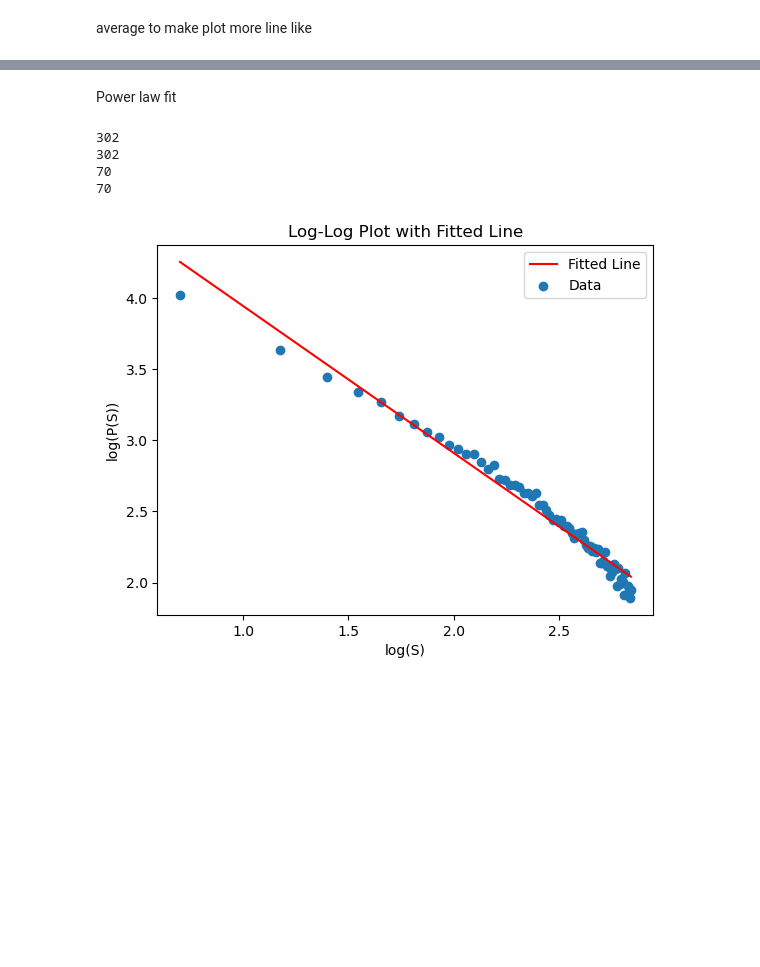
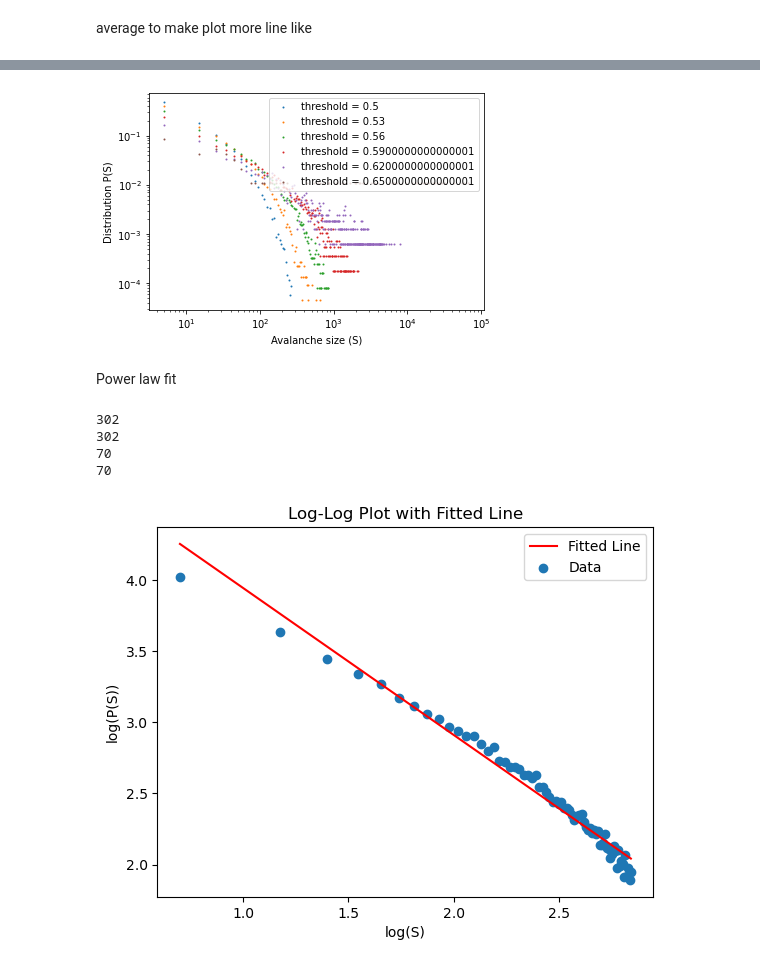
Before and after one commit to elizllaw/CSS_group0, a Jupyter notebook: leon.ipynb, the cells around one changed output, grey strips where cells are left out. Drawn from its saved outputs; the diff is of its cells as text; code cells hidden in the pictures; blank space fills up the shorter version.

```diff
--- a/leon.ipynb
+++ b/leon.ipynb
@@ -464,0 +404,14 @@ plt.show()
+# %%
+# run simulation for different system sizes to compare
+thresholds = [x for x in np.arange(0.5, 0.65, 0.03)]
+system_size = 512
+n_iterations = 1000000
+skip_iterations = 200000
+local_segment = [0,1]
+
+count = 0
+avalanche_sizes_list = []
+
+for threshold in thresholds:
+    min_fitness, fitness_history, avalanche_sizes_global, avalanche_sizes_local, avalanche_activity_global, avalanche_activity_local, _ = bak_sneppen_1D(n_iterations, skip_iterations, system_size, threshold, local_segment)
+    avalanche_sizes_list.append(list(avalanche_sizes_global))
@@ -465,3 +424,72 @@ plt.show()
+# %%
+thresholds = [x for x in np.arange(0.50, 0.65, 0.03)]
+
+# for i in range(len(avalanche_sizes_list)):
+#     # bins of avalanche sizes
+#     bins = [x for x in np.arange(0, np.max(avalanche_sizes_list[i]), bin_size)]
+#     all_bins = [x for x in np.arange(bin_size/2, np.max(avalanche_sizes_list[i]) - bin_size, bin_size)]
+#     avalanche_size_distribution, _ = np.histogram(avalanche_sizes_list[i], bins)
+
+
+#     # remove bins were value is zero
+#     avalanche_size_distribution_plot = []
+#     bins_plot = []
+#     for j in range(len(avalanche_size_distribution)):
+#         if avalanche_size_distribution[j] != 0:
+#             avalanche_size_distribution_plot.append(avalanche_size_distribution[j])
+#             bins_plot.append(all_bins[j])
+
+
+#     # print(avalanche_size_distribution_plot)
+#     # print(bins_plot)
+#     # print(len(avalanche_sizes_global))
+
+
+#     plt.scatter(bins_plot, avalanche_size_distribution_plot, label=f'threshold = {round(thresholds[i],2)}', s=3)
+#     plt.xlabel('Avalanche size (S)')
+#     plt.ylabel('Distribution P(S)')
+#     plt.xscale('log')
+#     plt.yscale('log')
+# plt.legend()
+# plt.show()
+
+# normalized version
+bin_size = 10
+for i in range(len(avalanche_sizes_list)):
+    # bins of avalanche sizes
+    bins = [x for x in np.arange(0, np.max(avalanche_sizes_list[i]), bin_size)]
+    all_bins = [x for x in np.arange(bin_size/2, np.max(avalanche_sizes_list[i]) - bin_size, bin_size)]
+    avalanche_size_distribution, _ = np.histogram(avalanche_sizes_list[i], bins)
+
+    # normalize (frequency => probability)
+    total_avalanches = len(avalanche_sizes_list[i])
+    avalanche_distribution = []
+    for avalanche in avalanche_size_distribution:
+        avalanche_distribution.append(avalanche/total_avalanches)
+
+    # remove bins were value is zero
+    avalanche_size_distribution_plot = []
+    bins_plot = []
+    for j in range(len(avalanche_distribution)):
+        if avalanche_distribution[j] != 0:
+            avalanche_size_distribution_plot.append(avalanche_distribution[j])
+            bins_plot.append(all_bins[j])
+
+
+    # print(avalanche_size_distribution_plot)
+    # print(bins_plot)
+    # print(len(avalanche_sizes_global))
+
+
+    plt.scatter(bins_plot, avalanche_size_distribution_plot, label=f'threshold = {thresholds[i]}', s=1)
+    plt.xlabel('Avalanche size (S)')
+    plt.ylabel('Distribution P(S)')
+    plt.xscale('log')
+    plt.yscale('log')
+plt.legend()
+plt.show()
+# %% [output]
+[figure, added]
 # %% [markdown]
 Power law fit
 # %%
```
Also changed, not shown: parts of 12 cells of this notebook.
